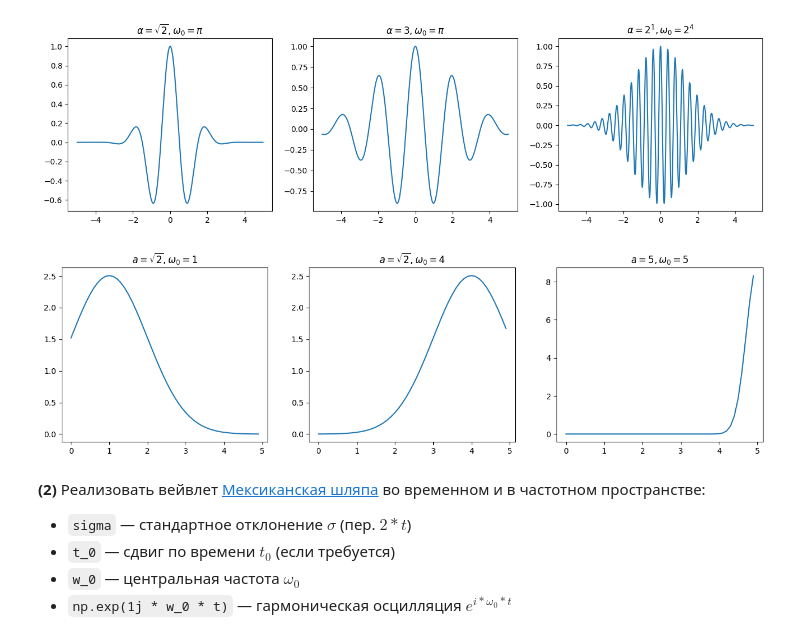
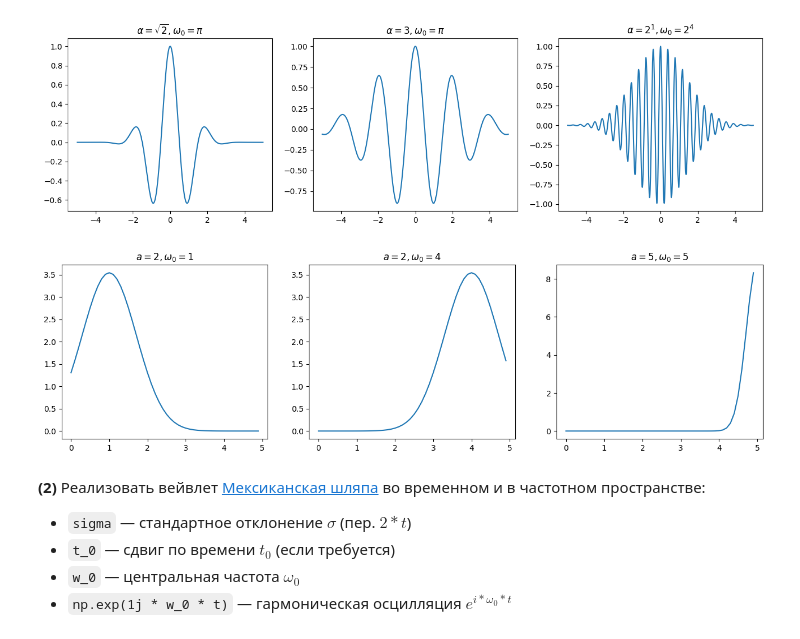
Before and after one commit to bakafox/digsigproc, a Jupyter notebook: Lab5/wavelets.ipynb, the cells around one changed output. Drawn from its saved outputs; the diff is of its cells as text; code cells hidden in the pictures.

```diff
--- a/Lab5/wavelets.ipynb
+++ b/Lab5/wavelets.ipynb
@@ -97,21 +97,21 @@ plt.show()
 # %%
 plt.figure(figsize=(16, 4))
 
 plt.subplot(1, 3, 1)
-plt.title('$a = \sqrt{2}, \omega_0 = 1$')
-plt.plot(freq[0:len(freq)//20], [morlet4freq(w, np.sqrt(2), 1) for w in freq][0:len(freq)//20])
+plt.title('$a = 2, \omega_0 = 1$')
+plt.plot(freq[0:len(freq)//20], [morlet4freq(w, 2, 1) for w in freq][0:len(freq)//20])
 
 plt.subplot(1, 3, 2)
-plt.title('$a = \sqrt{2}, \omega_0 = 4$')
-plt.plot(freq[0:len(freq)//20], [morlet4freq(w, np.sqrt(2), 4) for w in freq][0:len(freq)//20])
+plt.title('$a = 2, \omega_0 = 4$')
+plt.plot(freq[0:len(freq)//20], [morlet4freq(w, 2, 4) for w in freq][0:len(freq)//20])
 
 plt.subplot(1, 3, 3)
 plt.title('$a = 5, \omega_0 = 5$')
 plt.plot(freq[0:len(freq)//20], [morlet4freq(w, 5, 5) for w in freq][0:len(freq)//20])
 
 plt.show()
 # %% [output]
-[figure, old version]
+[figure, new version]
 # %% [markdown]
 **(2)** Реализовать вейвлет [Мексиканская шляпа](https://i.pinimg.com/originals/f6/da/24/f6da24b7ae3ad3f35c7cf090497a6cf3.jpg) во временном <!-- пространстве: $\large{\psi(t) = (1 - \frac{(t - t_0)^2}{\sigma^2}) * e^{- \frac{(t - t_0)^2}{2\sigma^2}} * e^{i\omega_0t}}$ И --> и в частотном пространстве: <!-- $\large{\hat{\psi}(\omega) = (\omega - \omega_0)^2 * e^{-\frac{(\omega - \omega_0)^2*\sigma^2}{2}}}$ -->
 
```
Also changed, not shown: parts of 16 cells of this notebook.
